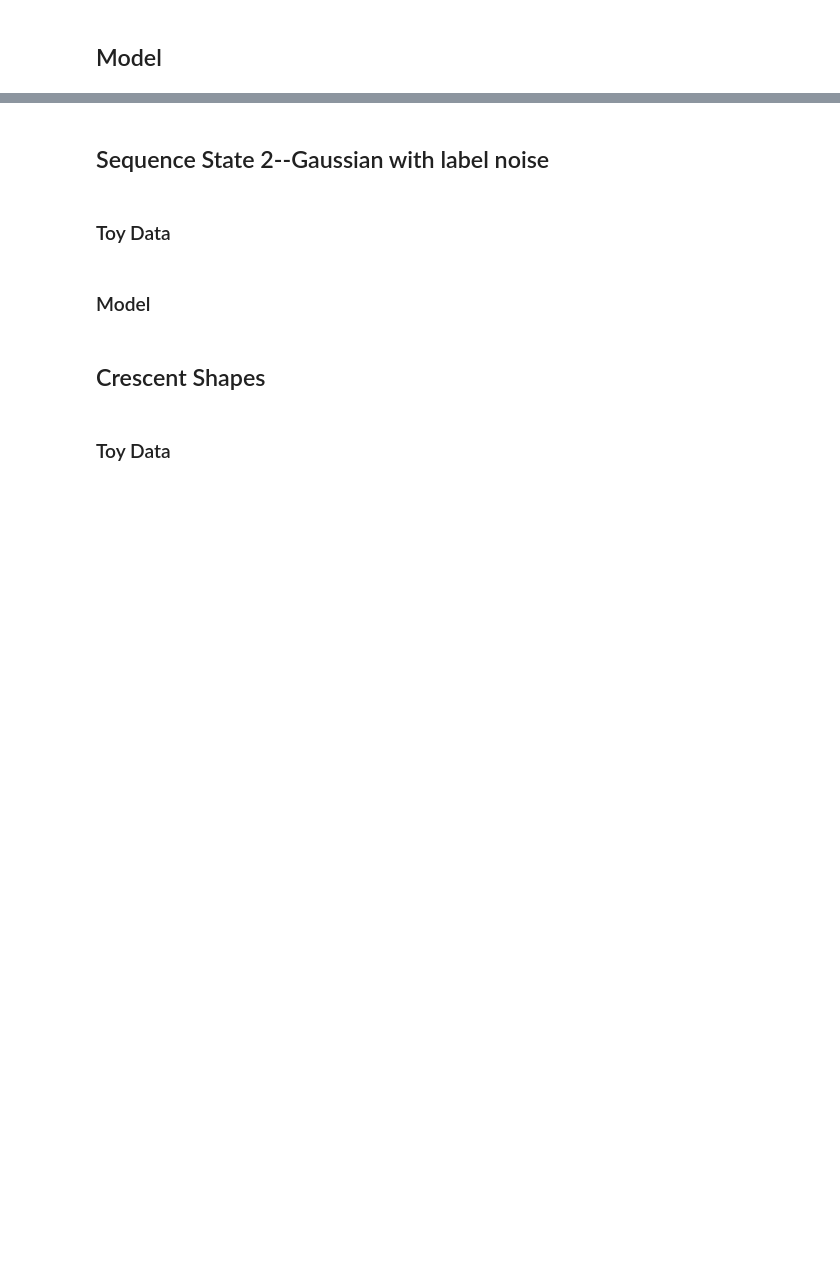
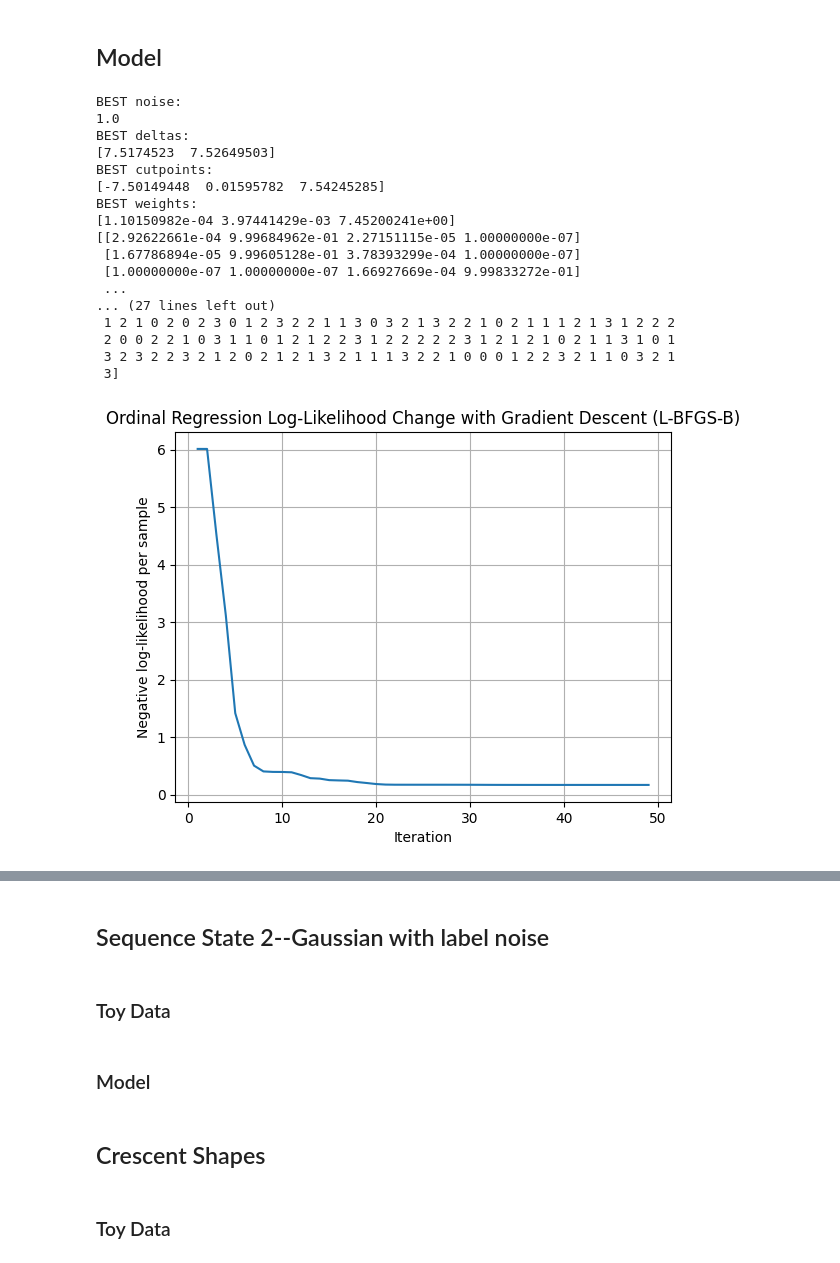
Before and after one commit to tufts-ml/pchmm-missing-data-limited-labels, a Jupyter notebook: examples/ordinal_regression.ipynb, the cells around one changed output, grey strips where cells are left out. Drawn from its saved outputs; the diff is of its cells as text; code cells hidden in the pictures; blank space fills up the shorter version.

```diff
--- a/examples/ordinal_regression.ipynb
+++ b/examples/ordinal_regression.ipynb
@@ -41,11 +75,30 @@ print(y)
 # %% [markdown]
 ## Model
 # %%
-clf = OrdinalRegression(noise_variance = 1, C=1, save_loss=True, random_state=10)
+clf = OrdinalRegression(noise_stdev=1, C=1, save_loss=True, random_state=10, log_training=True)
 clf.fit(X, y)
 proba = clf.predict_proba(X)
 y_predict = clf.predict(X)
 print(proba)
 print(y_predict)
+# %% [output]
+BEST noise:
+1.0
+BEST deltas:
+[7.5174523  7.52649503]
+BEST cutpoints:
+[-7.50149448  0.01595782  7.54245285]
+BEST weights:
+[1.10150982e-04 3.97441429e-03 7.45200241e+00]
+[[2.92622661e-04 9.99684962e-01 2.27151115e-05 1.00000000e-07]
+ [1.67786894e-05 9.99605128e-01 3.78393299e-04 1.00000000e-07]
+ [1.00000000e-07 1.00000000e-07 1.66927669e-04 9.99833272e-01]
+ ...
+... (27 lines left out)
+ 1 2 1 0 2 0 2 3 0 1 2 3 2 2 1 1 3 0 3 2 1 3 2 2 1 0 2 1 1 1 2 1 3 1 2 2 2
+ 2 0 0 2 2 1 0 3 1 1 0 1 2 1 2 2 3 1 2 2 2 2 2 3 1 2 1 2 1 0 2 1 1 3 1 0 1
+ 3 2 3 2 2 3 2 1 2 0 2 1 2 1 3 2 1 1 1 3 2 2 1 0 0 0 1 2 2 3 2 1 1 0 3 2 1
+ 3]
+[figure, added]
 # %%
 plot_model(clf)
```
Also changed, not shown: parts of 5 cells of this notebook, 9 other files.
